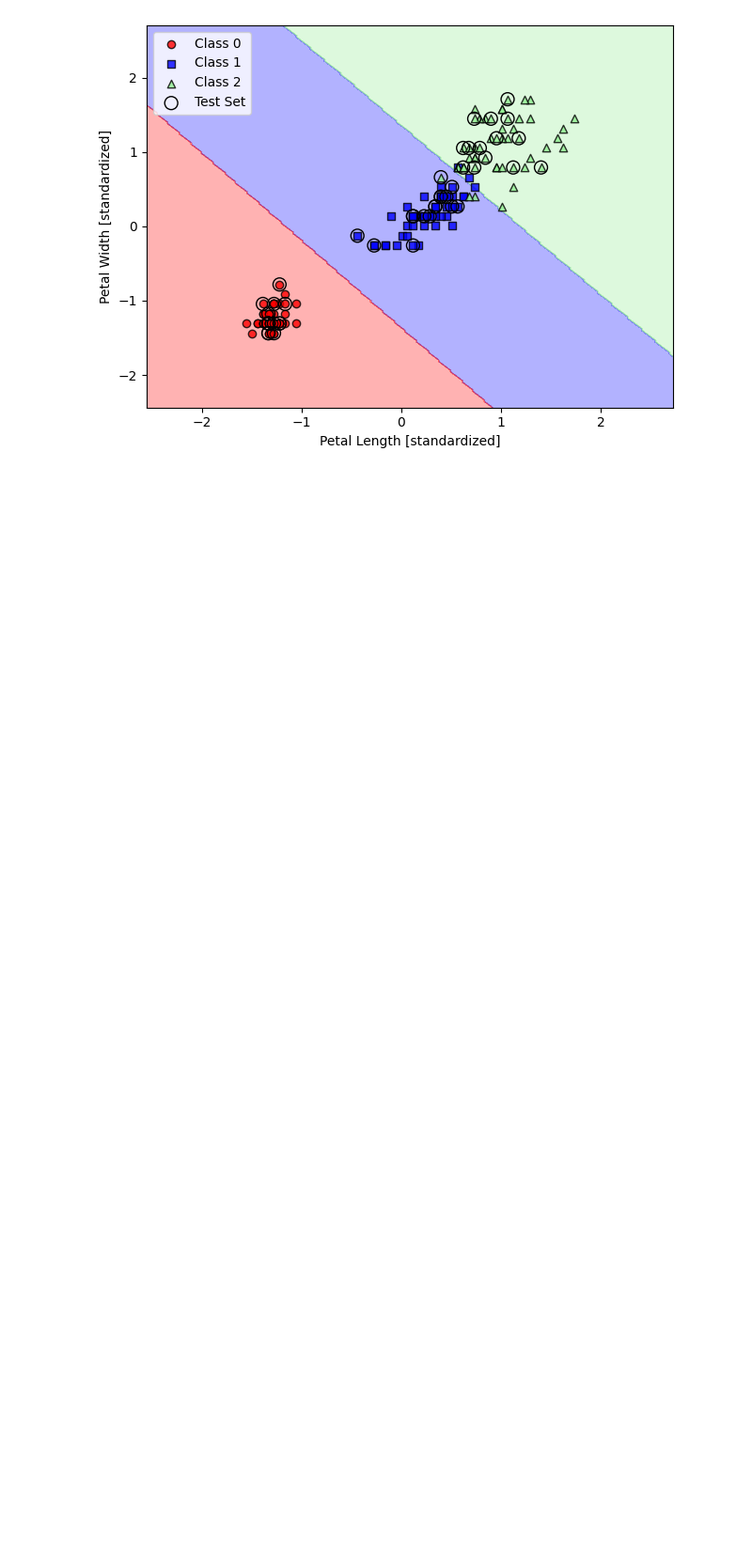
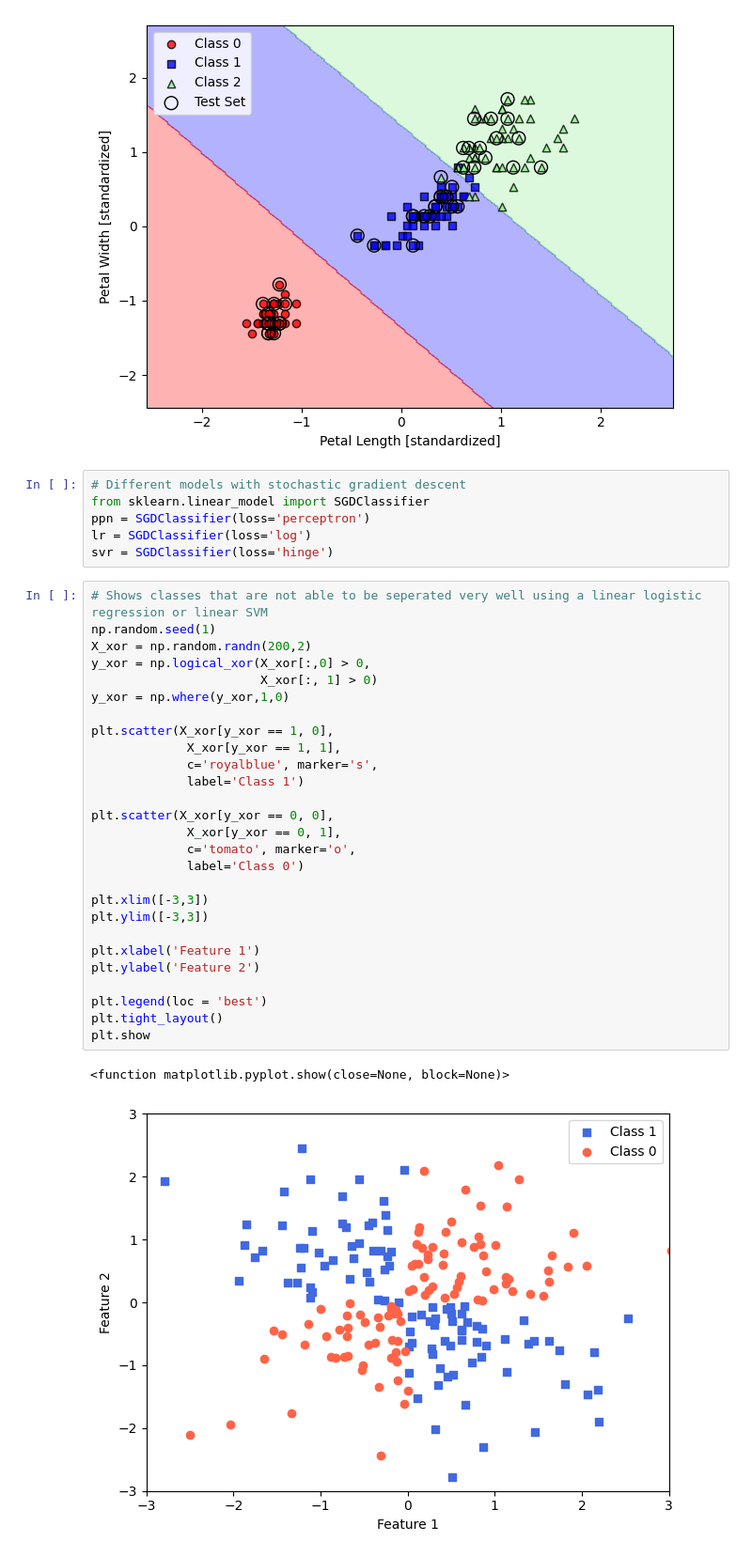
Before and after one commit to GrantMelvin/Machine-Learning, a Jupyter notebook: Chapter 3/Models.ipynb, the cells around one changed output. Shown at 94% size. Saved outputs shown, nothing was run; the diff lists cells and outputs as text; blank space fills up the shorter version.

```diff
--- a/Chapter 3/Models.ipynb
+++ b/Chapter 3/Models.ipynb
@@ -275,3 +275,39 @@ plt.tight_layout()
 plt.show()
 # %% [output]
 [figure]
+# %%
+# Different models with stochastic gradient descent
+from sklearn.linear_model import SGDClassifier
+ppn = SGDClassifier(loss='perceptron')
+lr = SGDClassifier(loss='log')
+svr = SGDClassifier(loss='hinge')
+# %%
+# Shows classes that are not able to be seperated very well using a linear logistic regression or linear SVM
+np.random.seed(1)
+X_xor = np.random.randn(200,2)
+y_xor = np.logical_xor(X_xor[:,0] > 0,
+                       X_xor[:, 1] > 0)
+y_xor = np.where(y_xor,1,0)
+
+plt.scatter(X_xor[y_xor == 1, 0],
+             X_xor[y_xor == 1, 1],
+             c='royalblue', marker='s',
+             label='Class 1')
+
+plt.scatter(X_xor[y_xor == 0, 0],
+             X_xor[y_xor == 0, 1],
+             c='tomato', marker='o',
+             label='Class 0')
+
+plt.xlim([-3,3])
+plt.ylim([-3,3])
+
+plt.xlabel('Feature 1')
+plt.ylabel('Feature 2')
+
+plt.legend(loc = 'best')
+plt.tight_layout()
+plt.show
+# %% [output]
+<function matplotlib.pyplot.show(close=None, block=None)>
+[figure, added]
```
Also changed, not shown: parts of 4 cells of this notebook.
